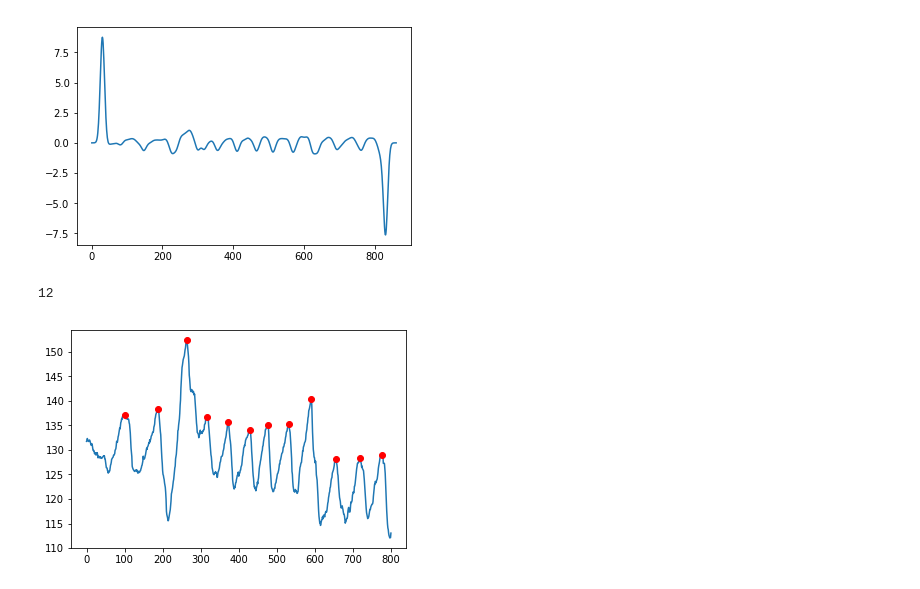
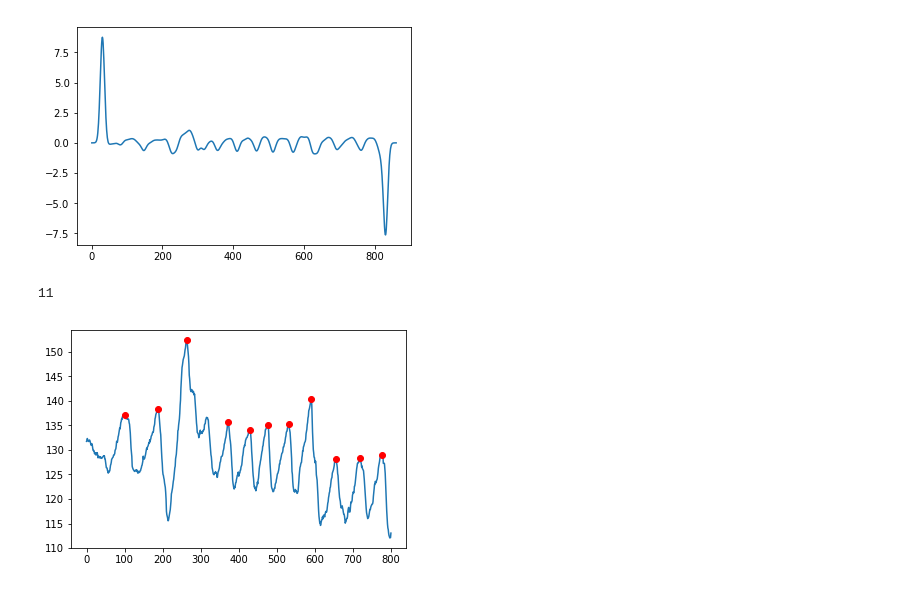
Before and after one commit to ebrahimebrahim/video-pulse-count, a Jupyter notebook: exploration.ipynb, the cells around one changed output. Cells and saved outputs as stored; diff of their text form; code cells hidden in the pictures.

Commit message:
add WLEN argument and fix default value of prominence not setting

```diff
--- a/exploration.ipynb
+++ b/exploration.ipynb
@@ -93,10 +93,10 @@ plt.plot(np.convolve(np.convolve(k,means),[1,-1]))
 # %%
 import scipy.signal
 # %%
-peaks, properties = scipy.signal.find_peaks(means,prominence=4)
+peaks, properties = scipy.signal.find_peaks(means,prominence=10,wlen=200)
 plt.plot(means)
 plt.plot(peaks,[means[p] for p in peaks],'ro')
 print(len(peaks))
 # %% [output]
-12
+11
-[figure, old version]
+[figure, new version]
```
Also changed, not shown: 1 other file.
